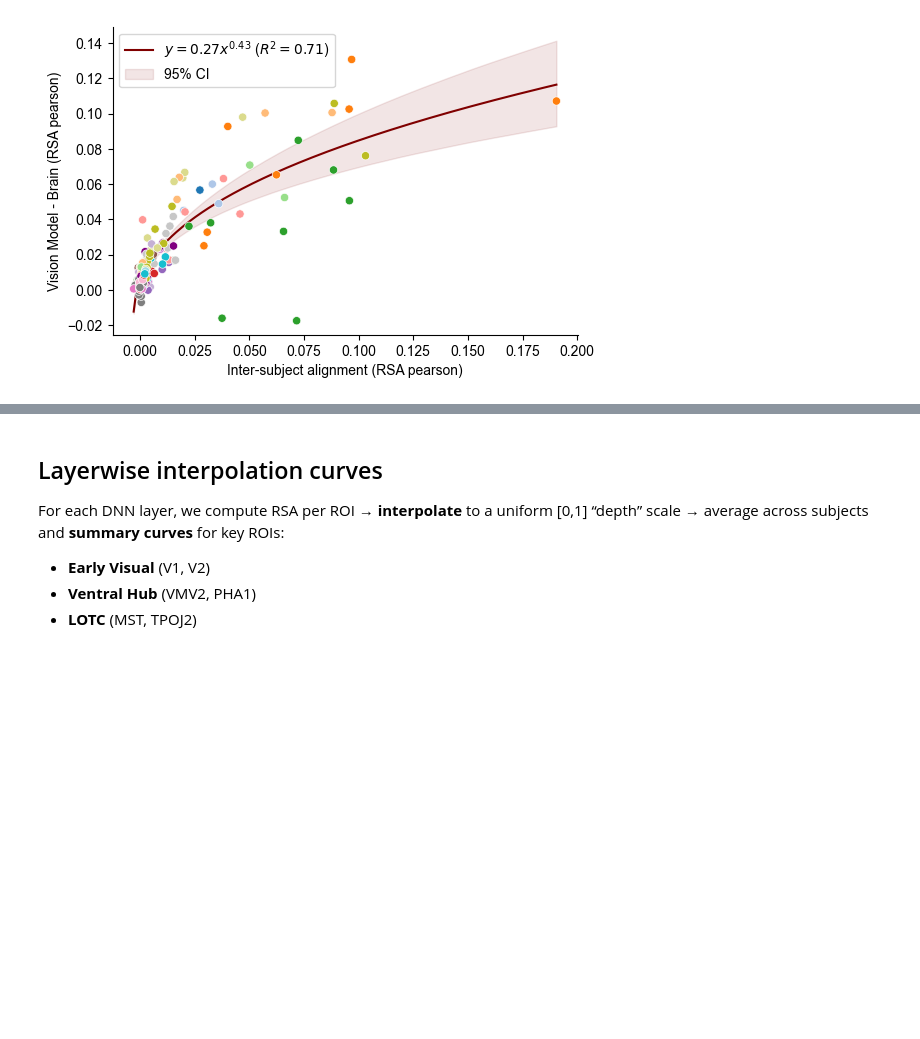
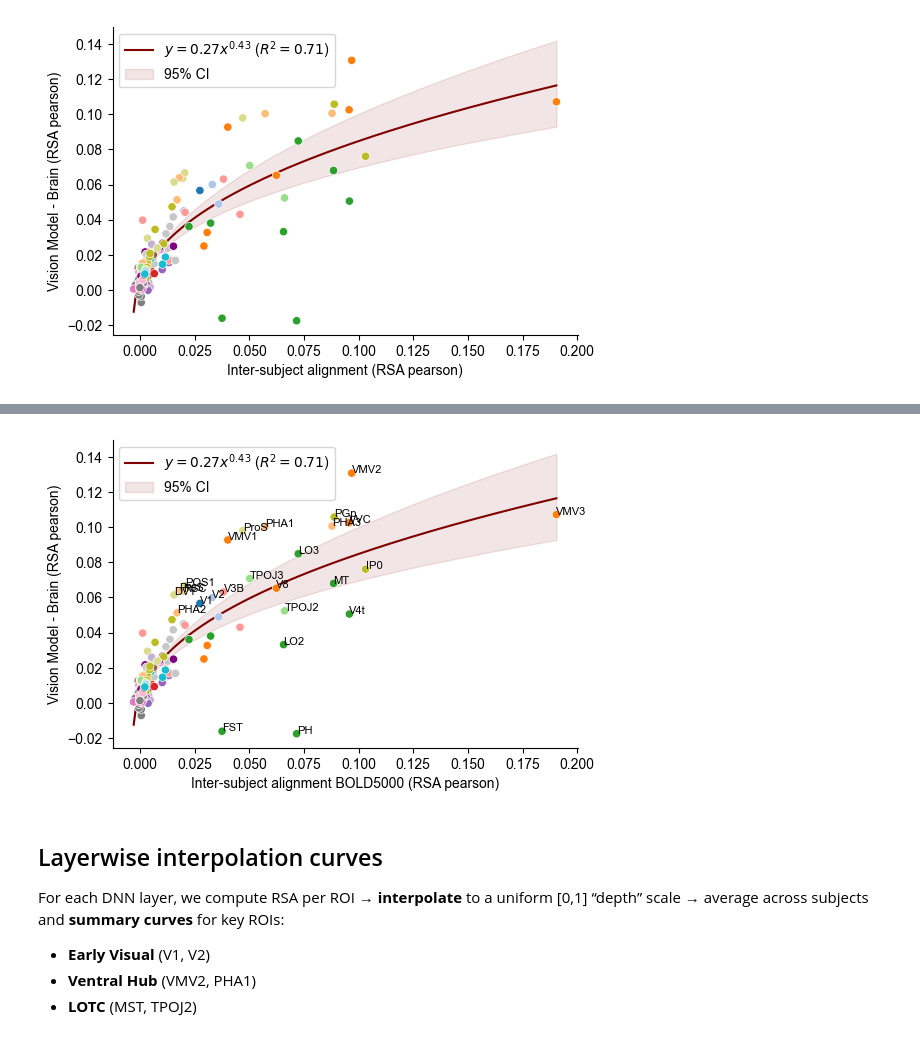
Before and after one commit to memory-formation/convergent-transformations, a Jupyter notebook: 5_notebooks/10_bold5000_alignment.ipynb, the cells around one changed output, grey strips where cells are left out. Cells and saved outputs as stored; diff of their text form; code cells hidden in the pictures; blank space fills up the shorter version.

```diff
--- a/5_notebooks/10_bold5000_alignment.ipynb
+++ b/5_notebooks/10_bold5000_alignment.ipynb
@@ -278,3 +285,10 @@ output_file =  f"02_scatter_comparison_{x}_{y}_{subset}.pdf"
 fig.savefig(output_folder / output_file, transparent=True, bbox_inches="tight")
 # %% [output]
 [figure]
+# %%
+nsd_folder = data_folder / "nsd"
+intersubject_shift1_joined_filename = nsd_folder / "rsa_subject_subject_alignment_shift_1_joined.parquet"
+df_nsd = pd.read_parquet(intersubject_shift1_joined_filename)
+df_nsd = df_nsd.query("subject_i != subject_j and roi_x == roi_y").groupby(["roi_x"]).similarity.mean().reset_index()
+df_nsd = df_nsd.rename(columns={"similarity": "similarity_is_nsd", "roi_x": "roi"})
+df_nsd
@@ -281,3 +325,62 @@ fig.savefig(output_folder / output_file, transparent=True, bbox_inches="tight")
+# %%
+# Get data
+subset = "all"  # "all", "coco", "imagenet", "scenes"
+df_alignment = load_alignment(filenames=filenames, hcp_filename=hcp_filename,
+                              subset=subset, joined=True)
+
+df_alignment = df_alignment.merge(df_nsd, on="roi")
+
+x = "rsa_intersubject" # "rsa_intersubject", "rsa_language", "rsa_vision"
+y = "rsa_vision" # "rsa_intersubject", "rsa_language", "rsa_vision"
+# y = "similarity_is_nsd"
+xlabel = "Inter-subject alignment BOLD5000 (RSA pearson)"
+ylabel = "Vision Model - Brain (RSA pearson)"
+# ylabel = "Inter-subject alignment NSD (RSA pearson)"
+add_fit = True
+x_value = df_alignment[x].to_numpy()
+y_value = df_alignment[y].to_numpy()
+
+# To avoid adjust a log-model with negative values. After reversed
+x_min = df_alignment[x].min() - 0.0001
+y_min = df_alignment[y].min() - 0.0001
+
+# Adjust the power-law
+x_fit, y_fit, y_lower, y_upper, r_squared, params = fit_powerlaw_zero_with_bootstrap(
+    x_value - x_min, y_value - y_min, n_boot=10000)
+
+
+fig, ax = plt.subplots(1, 1, figsize=(6, 4))
+
+if add_fit:
+    legend = f"$y={params[0]:.2f}x^{{{params[1]:.2f}}}$ ($R^2={r_squared:.2f}$)"
+    ax.plot(x_fit+x_min, y_fit+y_min, color="maroon", zorder=-10, label=legend)
+    ax.fill_between(x_fit+x_min, y_lower+y_min, y_upper+y_min, color="maroon", alpha=0.1, zorder=-10, label="95% CI")
+    ax.legend()
+
+# Add the palette used in the rest of the paper coloured based on anatomical regions
+palette = df_alignment.set_index("name").area_color.to_dict()
+sns.scatterplot(
+    data=df_alignment,
+    x=x,
+    y=y,
+    ax=ax,
+    hue="name",
+    palette=palette,
+    legend=False
+)
+ax.set_xlabel(xlabel)
+ax.set_ylabel(ylabel)
+sns.despine(ax=ax)
+
+# Annotate parcel names
+for _, row in df_alignment.iterrows():
+    if row[x] > 0.05 or row[y] > 0.05 or row[y] < -0.01:
+        ax.text(row[x], row[y], row["name"], fontsize=8)
+
+output_file =  f"02_scatter_comparison_{x}_{y}_{subset}.svg"
+fig.savefig(output_folder / output_file, transparent=True, bbox_inches="tight")
+# %% [output]
+[figure, added]
 # %% [markdown]
 ## Layerwise interpolation curves
 
```
Also changed, not shown: parts of 13 cells of this notebook, 12 other files.
